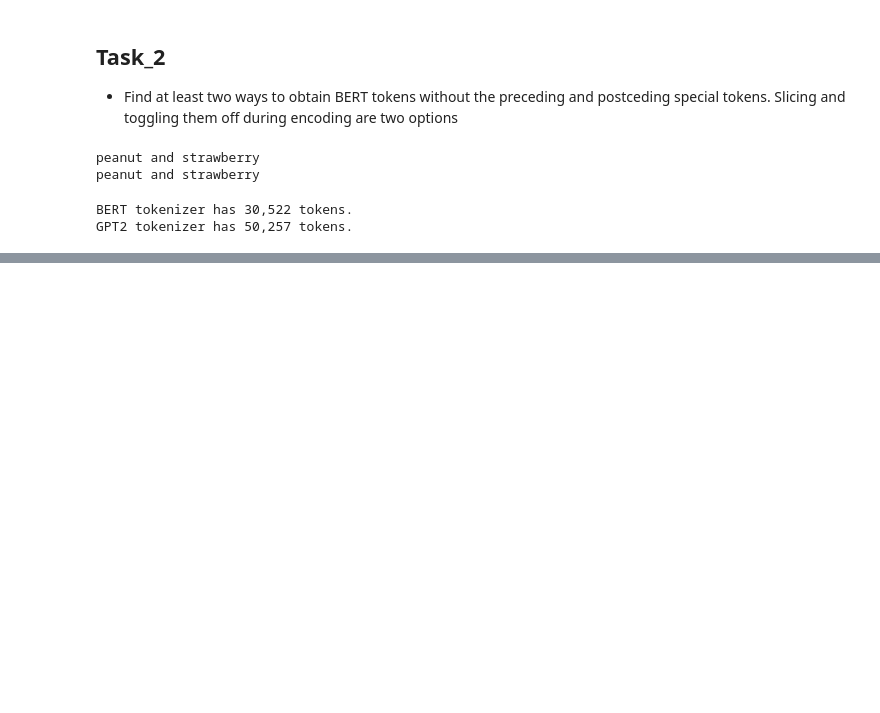
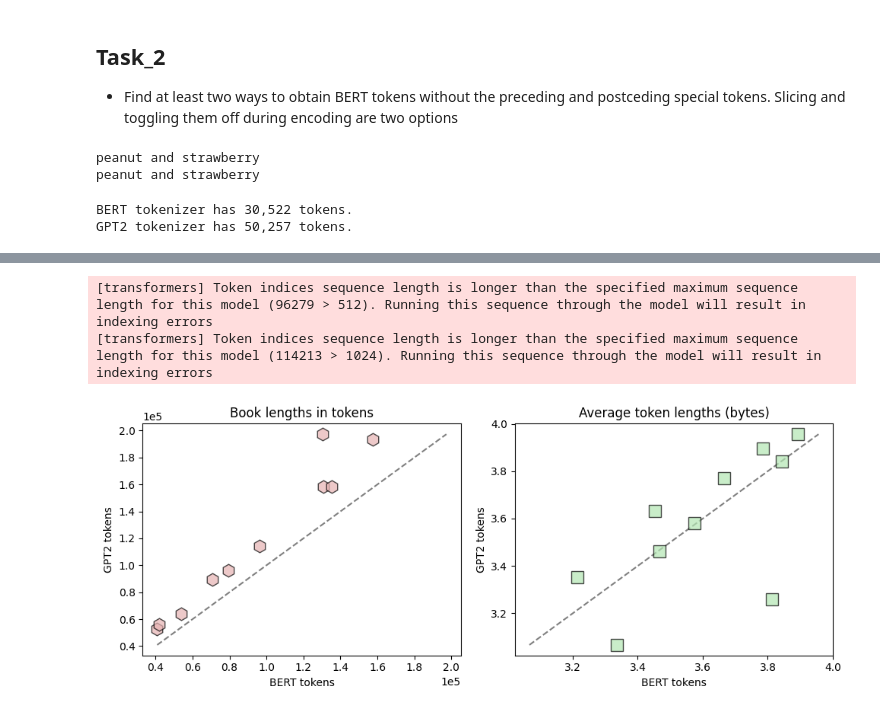
Before and after one commit to Saransh-Basu-01/50-Ml-Projects-to-understand-LLMs, a Jupyter notebook: Project_7_Translating_between_Tokenizers.ipynb, the cells around one changed output, grey strips where cells are left out. Saved outputs shown, nothing was run; the diff lists cells and outputs as text; code cells hidden in the pictures; blank space fills up the shorter version.

```diff
--- a/Project_7_Translating_between_Tokenizers.ipynb
+++ b/Project_7_Translating_between_Tokenizers.ipynb
@@ -311,0 +341,76 @@ GPT2 tokenizer has 50,257 tokens.
+# %%
+baseurl = 'https://www.gutenberg.org/cache/epub/'
+
+bookurls = [
+    # code       title
+    ['84',    'Frankenstein'    ],
+    ['64317', 'GreatGatsby'     ],
+    ['11',    'AliceWonderland' ],
+    ['1513',  'RomeoJuliet'     ],
+    ['76',    'HuckFinn'        ],
+    ['219',   'HeartDarkness'   ],
+    ['2591',  'GrimmsTales'     ],
+    ['2148',  'EdgarAllenPoe'   ],
+    ['36',    'WarOfTheWorlds'  ],
+    ['829',   'GulliversTravels']
+]
+tokens_B = np.zeros(len(bookurls))
+tokens_G = np.zeros(len(bookurls))
+token_lens_B = np.zeros(len(bookurls))
+token_lens_G = np.zeros(len(bookurls))
+
+
+# loop over books
+for i,(code,title) in enumerate(bookurls):
+
+  # get the text
+  fullurl = baseurl + code + '/pg' + code + '.txt'
+  text = requests.get(fullurl).text
+
+  # tokenize the text
+  brt_toks = tokenizer_B.encode(text,add_special_tokens=False)
+  gpt_toks = tokenizer_G.encode(text)
+
+  # count the numbers of tokens
+  tokens_B[i] = len( brt_toks )
+  tokens_G[i] = len( gpt_toks )
+
+  # count the average lengths of the tokens
+  token_lens_B[i] = np.mean([len(tokenizer_B.decode(t).encode('utf-8')) for t in brt_toks])
+  token_lens_G[i] = np.mean([len(tokenizer_G.decode(t).encode('utf-8')) for t in gpt_toks])
+
+_,axs = plt.subplots(1,2,figsize=(10,4))
+
+### left panel: token counts
+
+# the scatter plot
+axs[0].plot(tokens_B,tokens_G,'kh',markerfacecolor=[.9,.7,.7,.7],markersize=12)
+
+# line of unity
+minlength = np.min([np.min(tokens_B),np.min(tokens_G)])
+maxlength = np.max([np.max(tokens_B),np.max(tokens_G)])
+axs[0].plot([minlength,maxlength],[minlength,maxlength],'--',color=[.5,.5,.5])
+
+# stylize
+axs[0].set(xlabel='BERT tokens',ylabel='GPT2 tokens',title='Book lengths in tokens')
+axs[0].ticklabel_format(style='scientific',axis='both',scilimits=(0,0))
+
+
+### right panel: token lengths
+axs[1].plot(token_lens_B,token_lens_G,'ks',markerfacecolor=[.7,.9,.7,.7],markersize=12)
+
+minlength = np.min([np.min(token_lens_B),np.min(token_lens_G)])
+maxlength = np.max([np.max(token_lens_B),np.max(token_lens_G)])
+axs[1].plot([minlength,maxlength],[minlength,maxlength],
+            '--',zorder=-10,color=[.5,.5,.5])
+
+# stylize
+axs[1].set(xlabel='BERT tokens',ylabel='GPT2 tokens',title='Average token lengths (bytes)')
+
+
+plt.tight_layout()
+plt.show()
+# %% [output]
+[transformers] Token indices sequence length is longer than the specified maximum sequence length for this model (96279 > 512). Running this sequence through the model will result in indexing errors
+[transformers] Token indices sequence length is longer than the specified maximum sequence length for this model (114213 > 1024). Running this sequence through the model will result in indexing errors
+[figure, added]
```
Also changed, not shown: parts of 4 cells of this notebook.
